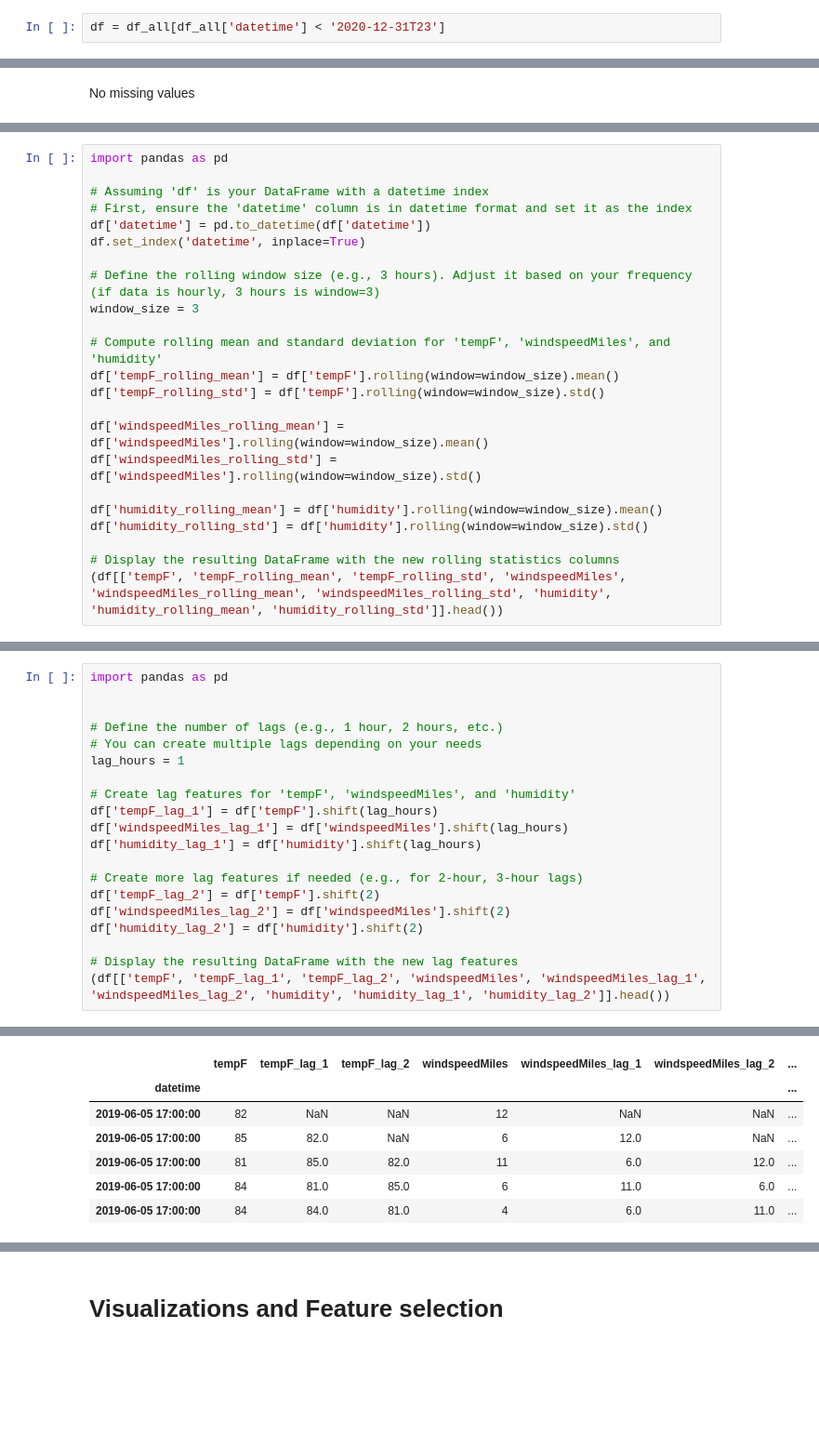
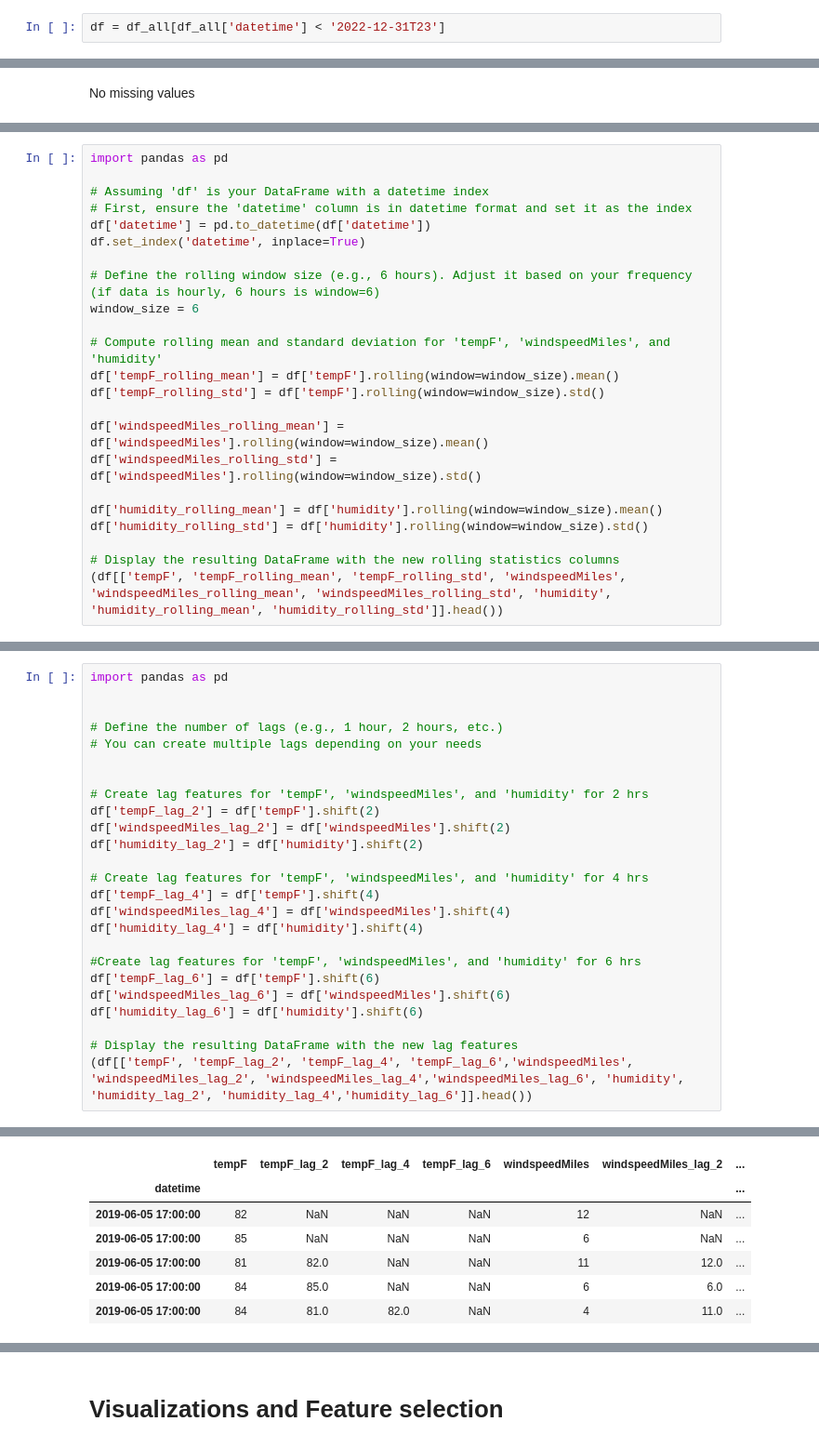
Before and after one commit to MLOPS-IE7374-Fall2024-G9/mlops-project, a Jupyter notebook: experiments/data_exp.ipynb, the cells around one changed output, grey strips where cells are left out. Shown at 93% size. Cells and saved outputs as stored; diff of their text form; blank space fills up the shorter version.

```diff
--- a/experiments/data_exp.ipynb
+++ b/experiments/data_exp.ipynb
@@ -37,7 +41,7 @@ min(df_all['datetime'])
 # %% [markdown]
 So data is existing from June 5th,2019 (5:00pm) to Dec 31st,2023 (12:00 am)
 # %%
-df = df_all[df_all['datetime'] < '2020-12-31T23']
+df = df_all[df_all['datetime'] < '2022-12-31T23']
 # %%
 df.head()
 # %% [output]
@@ -163,8 +178,8 @@ import pandas as pd
 df['datetime'] = pd.to_datetime(df['datetime'])
 df.set_index('datetime', inplace=True)
 
-# Define the rolling window size (e.g., 3 hours). Adjust it based on your frequency (if data is hourly, 3 hours is window=3)
-window_size = 3
+# Define the rolling window size (e.g., 6 hours). Adjust it based on your frequency (if data is hourly, 6 hours is window=6)
+window_size = 6
 
 # Compute rolling mean and standard deviation for 'tempF', 'windspeedMiles', and 'humidity'
 df['tempF_rolling_mean'] = df['tempF'].rolling(window=window_size).mean()
@@ -209,18 +207,23 @@ import pandas as pd
 
 # Define the number of lags (e.g., 1 hour, 2 hours, etc.)
 # You can create multiple lags depending on your needs
-lag_hours = 1
 
-# Create lag features for 'tempF', 'windspeedMiles', and 'humidity'
-df['tempF_lag_1'] = df['tempF'].shift(lag_hours)
-df['windspeedMiles_lag_1'] = df['windspeedMiles'].shift(lag_hours)
-df['humidity_lag_1'] = df['humidity'].shift(lag_hours)
 
-# Create more lag features if needed (e.g., for 2-hour, 3-hour lags)
+# Create lag features for 'tempF', 'windspeedMiles', and 'humidity' for 2 hrs
 df['tempF_lag_2'] = df['tempF'].shift(2)
 df['windspeedMiles_lag_2'] = df['windspeedMiles'].shift(2)
 df['humidity_lag_2'] = df['humidity'].shift(2)
 
+# Create lag features for 'tempF', 'windspeedMiles', and 'humidity' for 4 hrs
+df['tempF_lag_4'] = df['tempF'].shift(4)
+df['windspeedMiles_lag_4'] = df['windspeedMiles'].shift(4)
+df['humidity_lag_4'] = df['humidity'].shift(4)
+
+#Create lag features for 'tempF', 'windspeedMiles', and 'humidity' for 6 hrs
+df['tempF_lag_6'] = df['tempF'].shift(6)
+df['windspeedMiles_lag_6'] = df['windspeedMiles'].shift(6)
+df['humidity_lag_6'] = df['humidity'].shift(6)
+
 # Display the resulting DataFrame with the new lag features
-(df[['tempF', 'tempF_lag_1', 'tempF_lag_2', 'windspeedMiles', 'windspeedMiles_lag_1', 'windspeedMiles_lag_2', 'humidity', 'humidity_lag_1', 'humidity_lag_2']].head())
+(df[['tempF', 'tempF_lag_2', 'tempF_lag_4', 'tempF_lag_6','windspeedMiles', 'windspeedMiles_lag_2', 'windspeedMiles_lag_4','windspeedMiles_lag_6', 'humidity', 'humidity_lag_2', 'humidity_lag_4','humidity_lag_6']].head())
 # %% [output]
@@ -244,10 +230,10 @@ See the caveats in the documentation: https://pandas.pydata.org/pandas-docs/stab
-|  | tempF | tempF_lag_1 | tempF_lag_2 | windspeedMiles | windspeedMiles_lag_1 | windspeedMiles_lag_2 | ... |
+|  | tempF | tempF_lag_2 | tempF_lag_4 | tempF_lag_6 | windspeedMiles | windspeedMiles_lag_2 | ... |
 | datetime |  |  |  |  |  |  | ... |
-| 2019-06-05 17:00:00 | 82 | NaN | NaN | 12 | NaN | NaN | ... |
-| 2019-06-05 17:00:00 | 85 | 82.0 | NaN | 6 | 12.0 | NaN | ... |
-| 2019-06-05 17:00:00 | 81 | 85.0 | 82.0 | 11 | 6.0 | 12.0 | ... |
-| 2019-06-05 17:00:00 | 84 | 81.0 | 85.0 | 6 | 11.0 | 6.0 | ... |
-| 2019-06-05 17:00:00 | 84 | 84.0 | 81.0 | 4 | 6.0 | 11.0 | ... |
+| 2019-06-05 17:00:00 | 82 | NaN | NaN | NaN | 12 | NaN | ... |
+| 2019-06-05 17:00:00 | 85 | NaN | NaN | NaN | 6 | NaN | ... |
+| 2019-06-05 17:00:00 | 81 | 82.0 | NaN | NaN | 11 | 12.0 | ... |
+| 2019-06-05 17:00:00 | 84 | 85.0 | NaN | NaN | 6 | 6.0 | ... |
+| 2019-06-05 17:00:00 | 84 | 81.0 | 82.0 | NaN | 4 | 11.0 | ... |
 # %%
 # Count the number of NaN values in each column
 nan_per_column = df.isna().sum()
```
Also changed, not shown: parts of 43 cells of this notebook.
